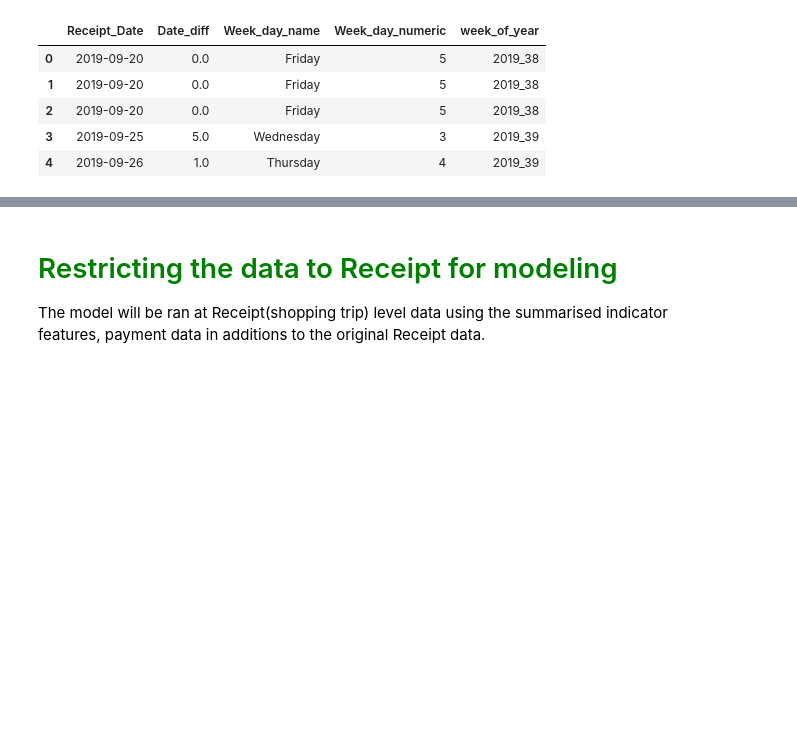
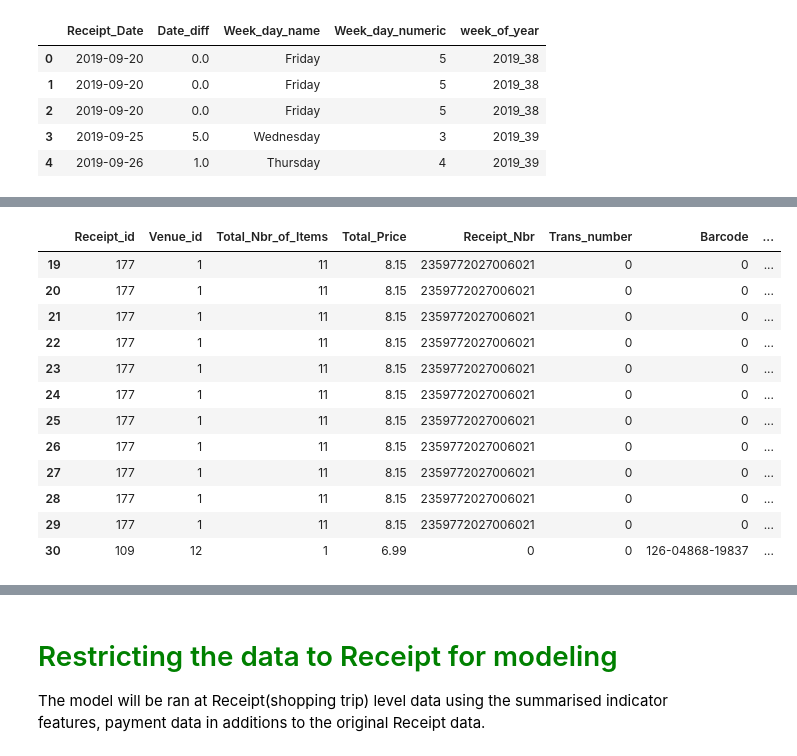
Before and after one commit to ManunEbo/Home-Shopping, a Jupyter notebook: Data Extraction/Data extraction from database.ipynb, the cells around one changed output, grey strips where cells are left out. Drawn from its saved outputs; the diff is of its cells as text; code cells hidden in the pictures; blank space fills up the shorter version.

```diff
--- a/Data Extraction/Data extraction from database.ipynb
+++ b/Data Extraction/Data extraction from database.ipynb
@@ -913 +1088,30 @@ memory usage: 1.2+ MB
+# %%
+# The list below consists of features for which we want to fill the missing values with the max value by receipt
+fill_na_list = ['Bread_wk_perc','Bread_exp_receipt','Bread_exp_wk',
+             'Bread_wk_exp_perc','Cooked_meats_receipt','Cooked_meats_wk','Cooked_meats_wk_exp_perc','Cooked_meats_wk_perc',
+             'Cooked_meats_exp_receipt','Cooked_meats_exp_wk','Raw_meats_receipt','Raw_meats_wk','Raw_meats_wk_perc',
+             'Raw_meats_exp_receipt','Raw_meats_exp_wk','Raw_meats_wk_exp_perc','Eating_out_receipt','Eating_out_wk',
+             'Eating_out_wk_perc','Eating_out_exp_receipt','Eating_out_exp_wk','Eating_out_wk_exp_perc','Snacks_receipt',
+             'Snacks_wk','Snacks_wk_perc','Snacks_exp_receipt','Snacks_exp_wk','Snacks_wk_exp_perc','Drinks_receipt','Drinks_wk',
+             'Drinks_wk_perc','Drinks_exp_receipt','Drinks_exp_wk','Drinks_wk_exp_perc','Vegetables_receipt',
+             'Vegetables_wk','Vegetables_wk_perc','Vegetables_exp_receipt','Vegetables_exp_wk','Vegetables_wk_exp_perc',
+             'Fruit_receipt','Fruit_wk','Fruit_wk_perc','Fruit_exp_receipt','Fruit_exp_wk','Fruit_wk_exp_perc',
+             'Cooking_base_receipt','Cooking_base_wk','Cooking_base_wk_perc','Cooking_base_exp_receipt','Cooking_base_exp_wk',
+             'Cooking_base_wk_exp_perc','Dairy_produce_receipt','Dairy_produce_wk','Dairy_produce_wk_perc',
+             'Dairy_produce_exp_receipt','Dairy_produce_exp_wk','Dairy_produce_wk_exp_perc','Seasoning_receipt',
+             'Seasoning_wk','Seasoning_wk_perc','Seasoning_exp_receipt','Seasoning_exp_wk','Seasoning_wk_exp_perc',
+             'Breakfast_receipt','Breakfast_wk','Breakfast_wk_perc','Breakfast_exp_receipt','Breakfast_exp_wk',
+             'Breakfast_wk_exp_perc','Transport_wk','Transport_wk_perc','Transport_exp_receipt','Transport_exp_wk',
+             'Transport_wk_exp_perc','DIY_receipt','DIY_wk','DIY_wk_perc','DIY_exp_receipt','DIY_exp_wk','DIY_wk_exp_perc',
+             'Electronics_receipt','Electronics_wk','Electronics_wk_perc','Electronics_exp_receipt','Electronics_exp_wk',
+             'Electronics_wk_exp_perc','Education_receipt','Education_wk','Education_wk_perc','Education_exp_receipt',
+             'Education_exp_wk','Education_wk_exp_perc','Tech_and_services_receipt','Tech_and_services_wk',
+             'Tech_and_services_wk_perc','Tech_and_services_exp_receipt','Tech_and_services_exp_wk',
+             'Tech_and_services_wk_exp_perc','Cosmetics_and_selfcare_receipt','Cosmetics_and_selfcare_wk',
+             'Cosmetics_and_selfcare_wk_perc','Cosmetics_and_selfcare_exp_receipt','Cosmetics_and_selfcare_exp_wk',
+             'Cosmetics_and_selfcare_wk_exp_perc','Clothes_and_shoes_receipt','Clothes_and_shoes_wk',
+             'Clothes_and_shoes_wk_perc','Clothes_and_shoes_exp_receipt','Clothes_and_shoes_exp_wk',
+             'Clothes_and_shoes_wk_exp_perc','House_and_kitchen_receipt','House_and_kitchen_wk',
+             'House_and_kitchen_wk_perc','House_and_kitchen_exp_receipt','House_and_kitchen_exp_wk',
+             'House_and_kitchen_wk_exp_perc']
 # %%
@@ -960 +1122,19 @@ for x in fill_na_list:
     raw0[x]= raw0.groupby(['Receipt_id'])[x].apply(lambda x: x.fillna(y))
+# %%
+# checking an example
+# Note, where there are still NaNs that is where for that receipt there is no values
+raw0.query("week_of_year=='2020_16'")
+# %% [output]
+|  | Receipt_id | Venue_id | Total_Nbr_of_Items | Total_Price | Receipt_Nbr | Trans_number | Barcode | ... |
+| 19 | 177 | 1 | 11 | 8.15 | 2359772027006021 | 0 | 0 | ... |
+| 20 | 177 | 1 | 11 | 8.15 | 2359772027006021 | 0 | 0 | ... |
+| 21 | 177 | 1 | 11 | 8.15 | 2359772027006021 | 0 | 0 | ... |
+| 22 | 177 | 1 | 11 | 8.15 | 2359772027006021 | 0 | 0 | ... |
+| 23 | 177 | 1 | 11 | 8.15 | 2359772027006021 | 0 | 0 | ... |
+| 24 | 177 | 1 | 11 | 8.15 | 2359772027006021 | 0 | 0 | ... |
+| 25 | 177 | 1 | 11 | 8.15 | 2359772027006021 | 0 | 0 | ... |
+| 26 | 177 | 1 | 11 | 8.15 | 2359772027006021 | 0 | 0 | ... |
+| 27 | 177 | 1 | 11 | 8.15 | 2359772027006021 | 0 | 0 | ... |
+| 28 | 177 | 1 | 11 | 8.15 | 2359772027006021 | 0 | 0 | ... |
+| 29 | 177 | 1 | 11 | 8.15 | 2359772027006021 | 0 | 0 | ... |
+| 30 | 109 | 12 | 1 | 6.99 | 0 | 0 | 126-04868-19837 | ... |
```
Also changed, not shown: parts of 40 cells of this notebook, 1 other file.
